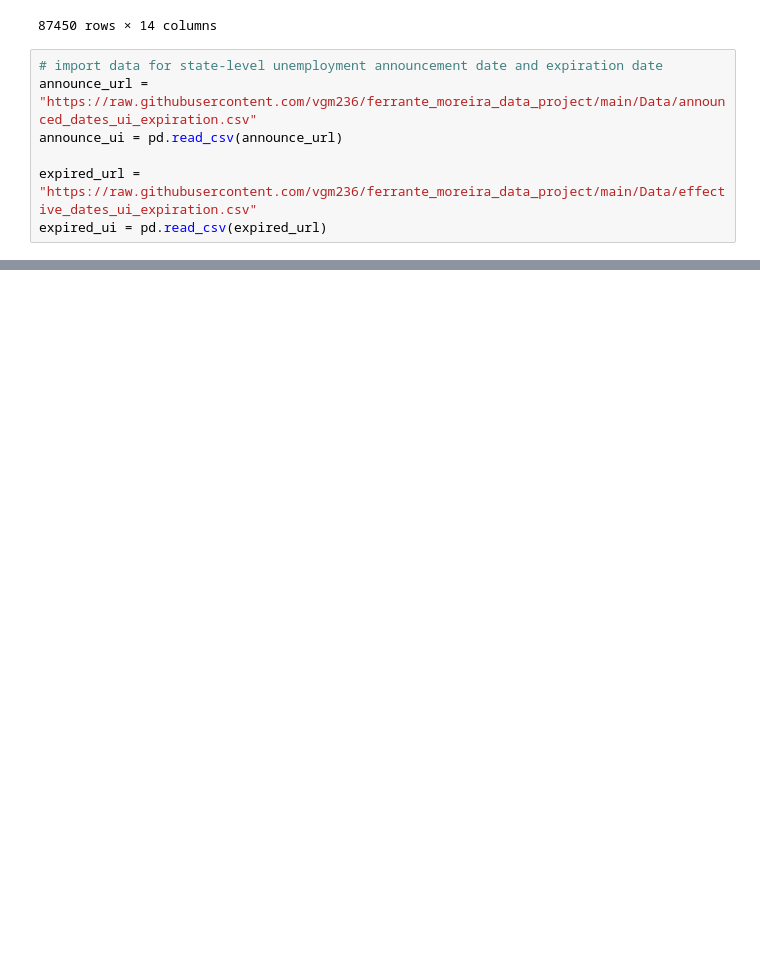
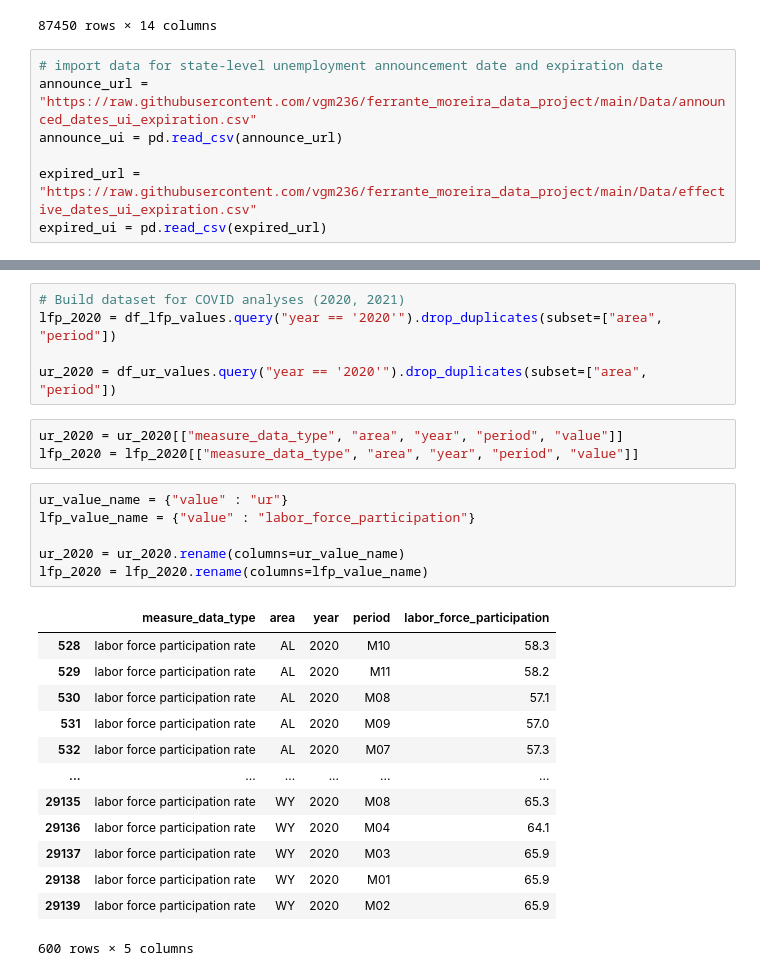
Before and after one commit to vgm236/ferrante_moreira_data_project, a Jupyter notebook: app/ferrante_moreira_project.ipynb, the cells around one changed output, grey strips where cells are left out. Saved outputs shown, nothing was run; the diff lists cells and outputs as text; blank space fills up the shorter version.

Commit message:
possible approach to building subsets

```diff
--- a/app/ferrante_moreira_project.ipynb
+++ b/app/ferrante_moreira_project.ipynb
@@ -571,3 +586,31 @@ us_state_to_abbrev = {
 df_ur_values["area"] = df_ur_values["area"].replace(us_state_to_abbrev)
 
 df_lfp_values["area"] = df_lfp_values["area"].replace(us_state_to_abbrev)
+# %%
+# Build dataset for COVID analyses (2020, 2021)
+lfp_2020 = df_lfp_values.query("year == '2020'").drop_duplicates(subset=["area", "period"])
+
+ur_2020 = df_ur_values.query("year == '2020'").drop_duplicates(subset=["area", "period"])
+# %%
+ur_2020 = ur_2020[["measure_data_type", "area", "year", "period", "value"]]
+lfp_2020 = lfp_2020[["measure_data_type", "area", "year", "period", "value"]]
+# %%
+ur_value_name = {"value" : "ur"}
+lfp_value_name = {"value" : "labor_force_participation"}
+
+ur_2020 = ur_2020.rename(columns=ur_value_name)
+lfp_2020 = lfp_2020.rename(columns=lfp_value_name)
+# %% [output]
+|  | measure_data_type | area | year | period | labor_force_participation |
+| 528 | labor force participation rate | AL | 2020 | M10 | 58.3 |
+| 529 | labor force participation rate | AL | 2020 | M11 | 58.2 |
+| 530 | labor force participation rate | AL | 2020 | M08 | 57.1 |
+| 531 | labor force participation rate | AL | 2020 | M09 | 57.0 |
+| 532 | labor force participation rate | AL | 2020 | M07 | 57.3 |
+| ... | ... | ... | ... | ... | ... |
+| 29135 | labor force participation rate | WY | 2020 | M08 | 65.3 |
+| 29136 | labor force participation rate | WY | 2020 | M04 | 64.1 |
+| 29137 | labor force participation rate | WY | 2020 | M03 | 65.9 |
+| 29138 | labor force participation rate | WY | 2020 | M01 | 65.9 |
+| 29139 | labor force participation rate | WY | 2020 | M02 | 65.9 |
+600 rows × 5 columns
```
Also changed, not shown: parts of 4 cells of this notebook.
